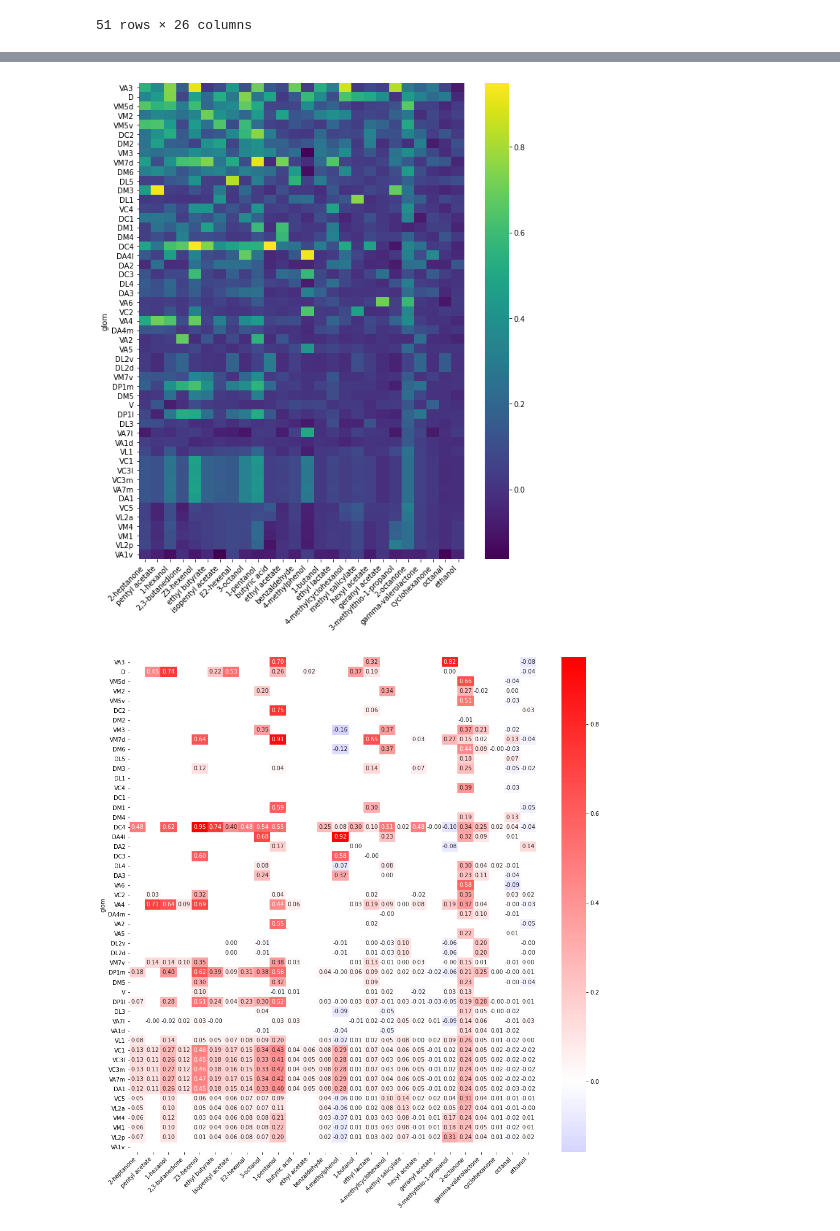
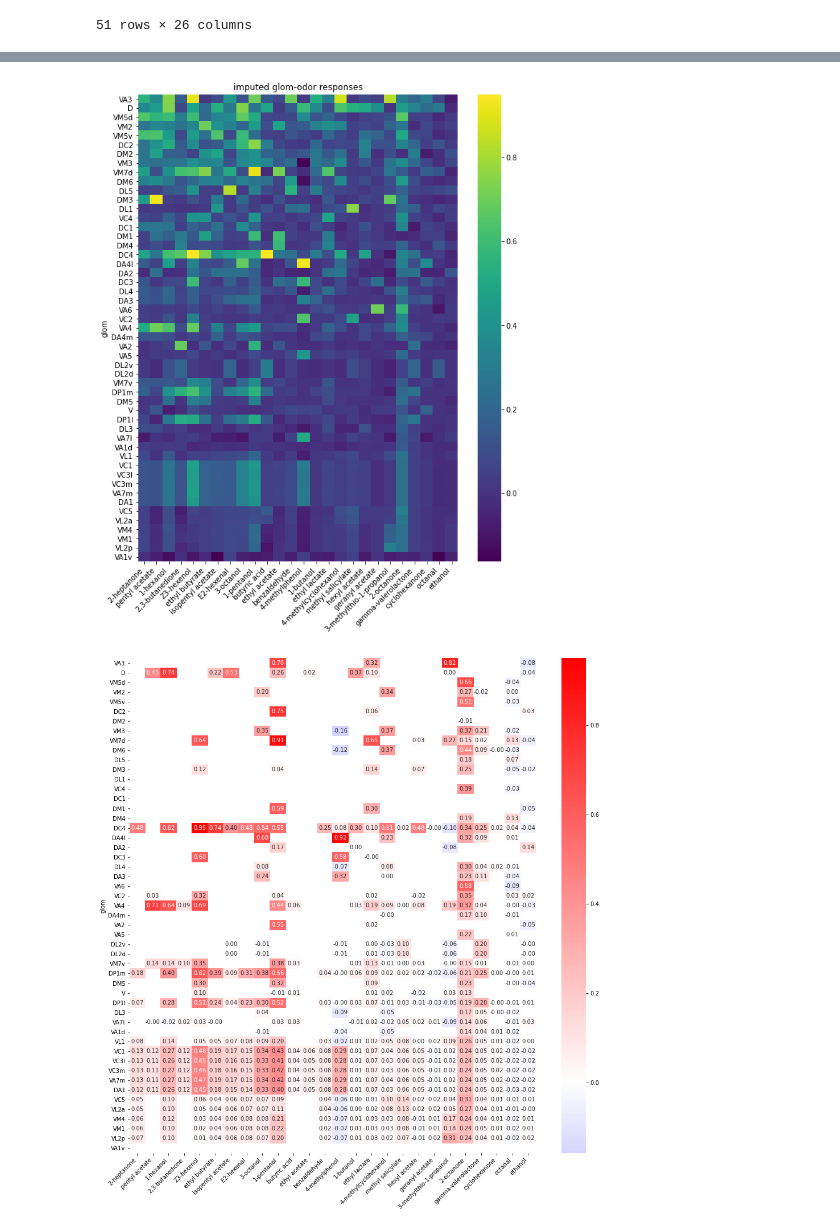
Before and after one commit to dlavrent/ALVariability, a Jupyter notebook: odor_imputation/impute_odors.ipynb, the cells around one changed output, grey strips where cells are left out. Drawn from its saved outputs; the diff is of its cells as text; code cells hidden in the pictures.

```diff
--- a/odor_imputation/impute_odors.ipynb
+++ b/odor_imputation/impute_odors.ipynb
@@ -124,10 +130,11 @@ plt.show()
 # %%
 plt.figure(figsize=(10,12))
+plt.title('imputed glom-odor responses')
 sns.heatmap(df_imput.loc[gloms_SORTED, odors_SORTED], cmap='viridis')
 plt.xticks(rotation=45, ha='right')
 plt.show()
 # %% [output]
-[figure, old version]
+[figure, new version]
 # %%
 plt.figure(figsize=(16,16))
 sns.heatmap(df_imput.mask(~df_odor_door.isna()).loc[gloms_SORTED, odors_SORTED],
```
Also changed, not shown: parts of 2 cells of this notebook.
